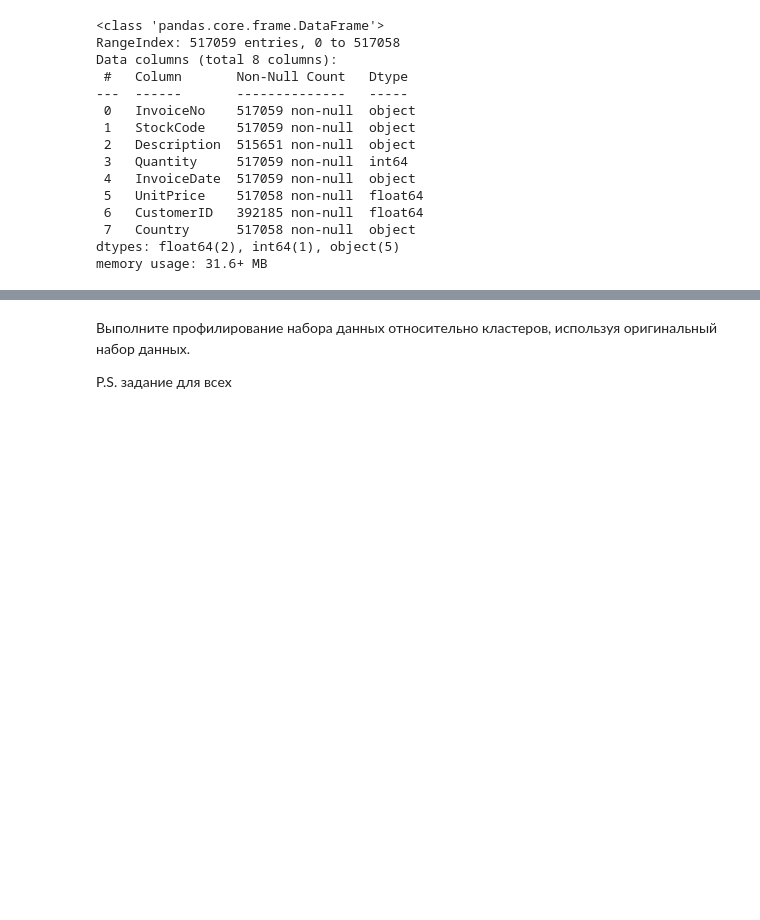
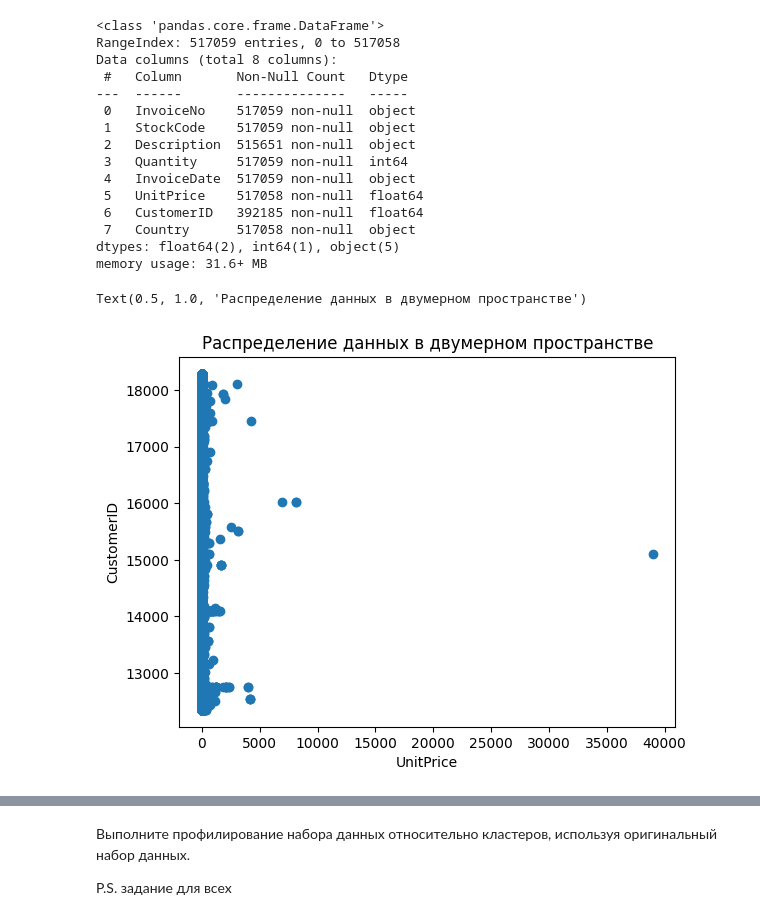
Before and after one commit to polinakochneva1/me_labs_house, a Jupyter notebook: lab4/Задание_4.ipynb, the cells around one changed output, grey strips where cells are left out. Cells and saved outputs as stored; diff of their text form; code cells hidden in the pictures; blank space fills up the shorter version.

```diff
--- a/lab4/Задание_4.ipynb
+++ b/lab4/Задание_4.ipynb
@@ -75,3 +75,11 @@ Data columns (total 8 columns):
  7   Country      517058 non-null  object
 dtypes: float64(2), int64(1), object(5)
 memory usage: 31.6+ MB
+# %%
+plt.scatter(df["UnitPrice"], df["CustomerID"])
+plt.xlabel('UnitPrice')
+plt.ylabel('CustomerID')
+plt.title('Распределение данных в двумерном пространстве')
+# %% [output]
+Text(0.5, 1.0, 'Распределение данных в двумерном пространстве')
+[figure, added]
```
Also changed, not shown: parts of 2 cells of this notebook.
